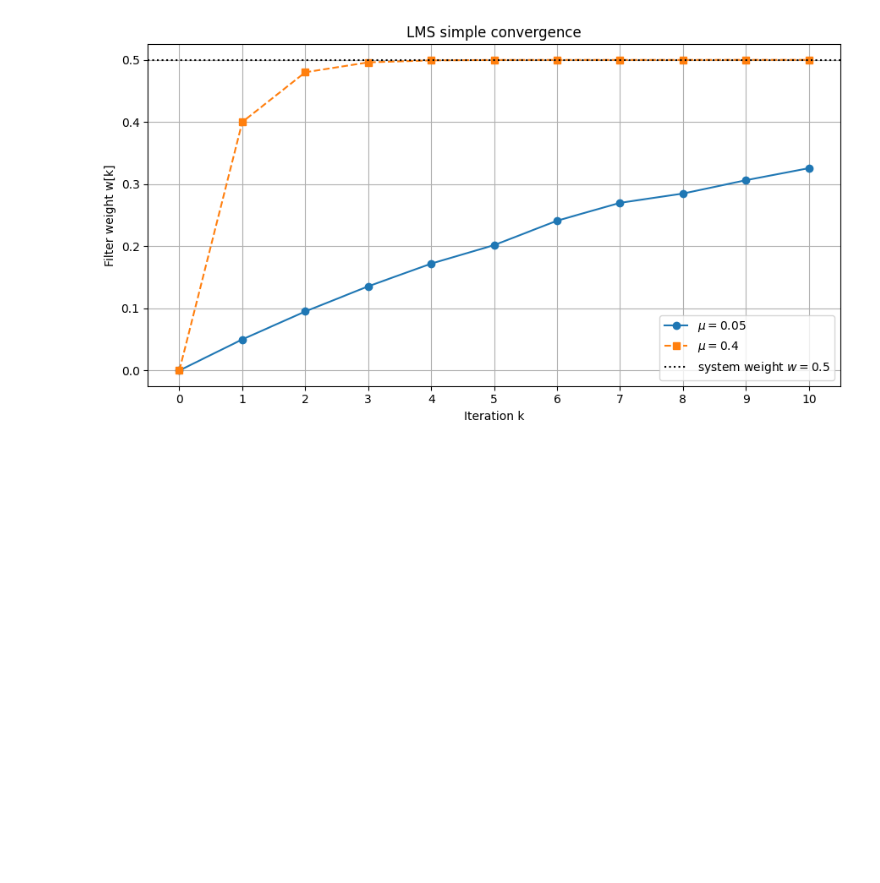
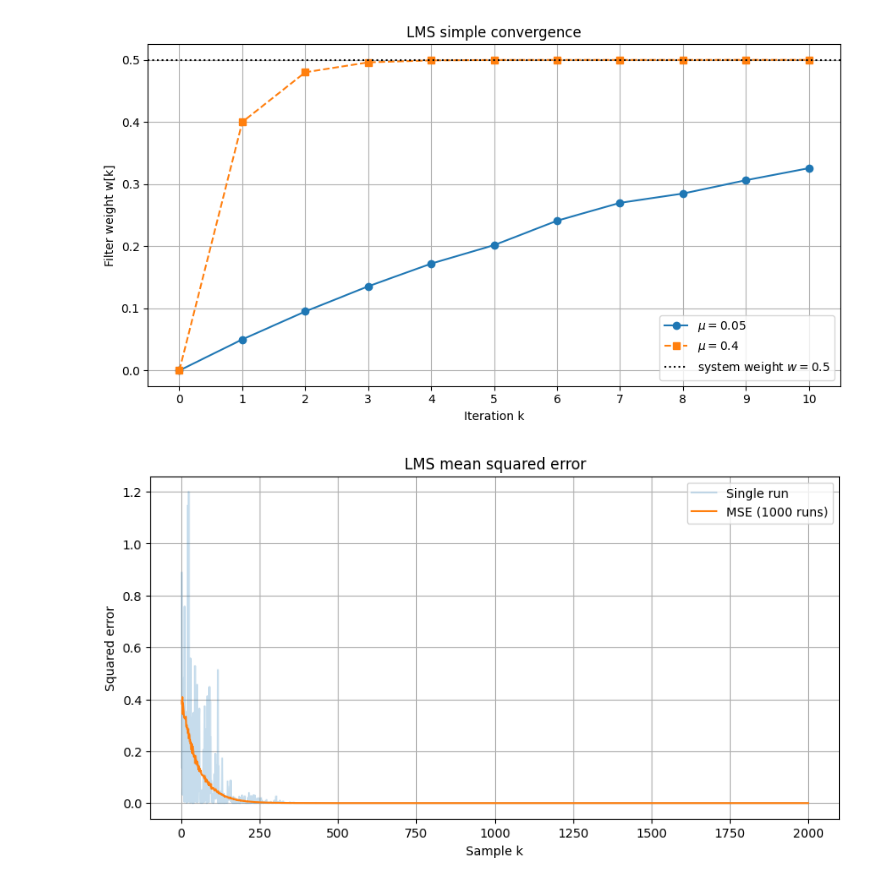
Before and after one commit to kaballian/ASP_E26, a Jupyter notebook: exam_2/exam2_theorical_LMS.ipynb, the cells around one changed output. Saved outputs shown, nothing was run; the diff lists cells and outputs as text; code cells hidden in the pictures; blank space fills up the shorter version.

```diff
--- a/exam_2/exam2_theorical_LMS.ipynb
+++ b/exam_2/exam2_theorical_LMS.ipynb
@@ -410,3 +410,87 @@ plt.tight_layout()
 plt.show()
 # %% [output]
 [figure]
+# %%
+
+import numpy as np
+import matplotlib.pyplot as plt
+
+# Parameters
+N = 2000
+M = 3
+mu = 0.005
+
+R = 1000           # Number of independent runs
+noise_std = 1.0
+seed = 11
+
+h = np.array([0.5, 0.25, -0.3])
+
+rng = np.random.default_rng(seed)
+
+# Store squared error from each run
+error_squared = np.zeros((R, N))
+
+# ==========================================
+# REPEAT LMS EXPERIMENT
+# ==========================================
+
+for r in range(R):
+
+    # New random input for each run
+    x = rng.normal(0, noise_std, N)
+
+    # Desired output from unknown system
+    d = np.convolve(x, h, mode="full")[:N]
+
+    # Reset LMS weights for each run
+    w = np.zeros(M)
+
+    for k in range(M-1, N):
+
+        x_vec = x[k-M+1:k+1][::-1]
+
+        # Filter output
+        y_k = np.dot(w, x_vec)
+
+        # Error
+        e_k = d[k] - y_k
+
+        # Store squared error
+        error_squared[r, k] = e_k**2
+
+        # LMS weight update
+        w += 2 * mu * e_k * x_vec
+
+
+# ==========================================
+# CALCULATE MEAN SQUARED ERROR
+# ==========================================
+
+mse = np.mean(error_squared, axis=0)
+
+# ==========================================
+# PLOT
+# ==========================================
+
+samples = np.arange(M-1, N)
+
+plt.figure(figsize=(10, 5))
+
+# Squared error from one run
+plt.plot(samples, error_squared[0, M-1:],
+         label="Single run", alpha=0.25)
+
+# Mean squared error across all runs
+plt.plot(samples, mse[M-1:],
+         label=f"MSE ({R} runs)",
+         linewidth=1.5)
+
+plt.xlabel("Sample k")
+plt.ylabel("Squared error")
+plt.title("LMS mean squared error")
+plt.legend()
+plt.grid(True)
+plt.show()
+# %% [output]
+[figure, added]
```
Also changed, not shown: parts of 1 cell of this notebook, 8 other files.
